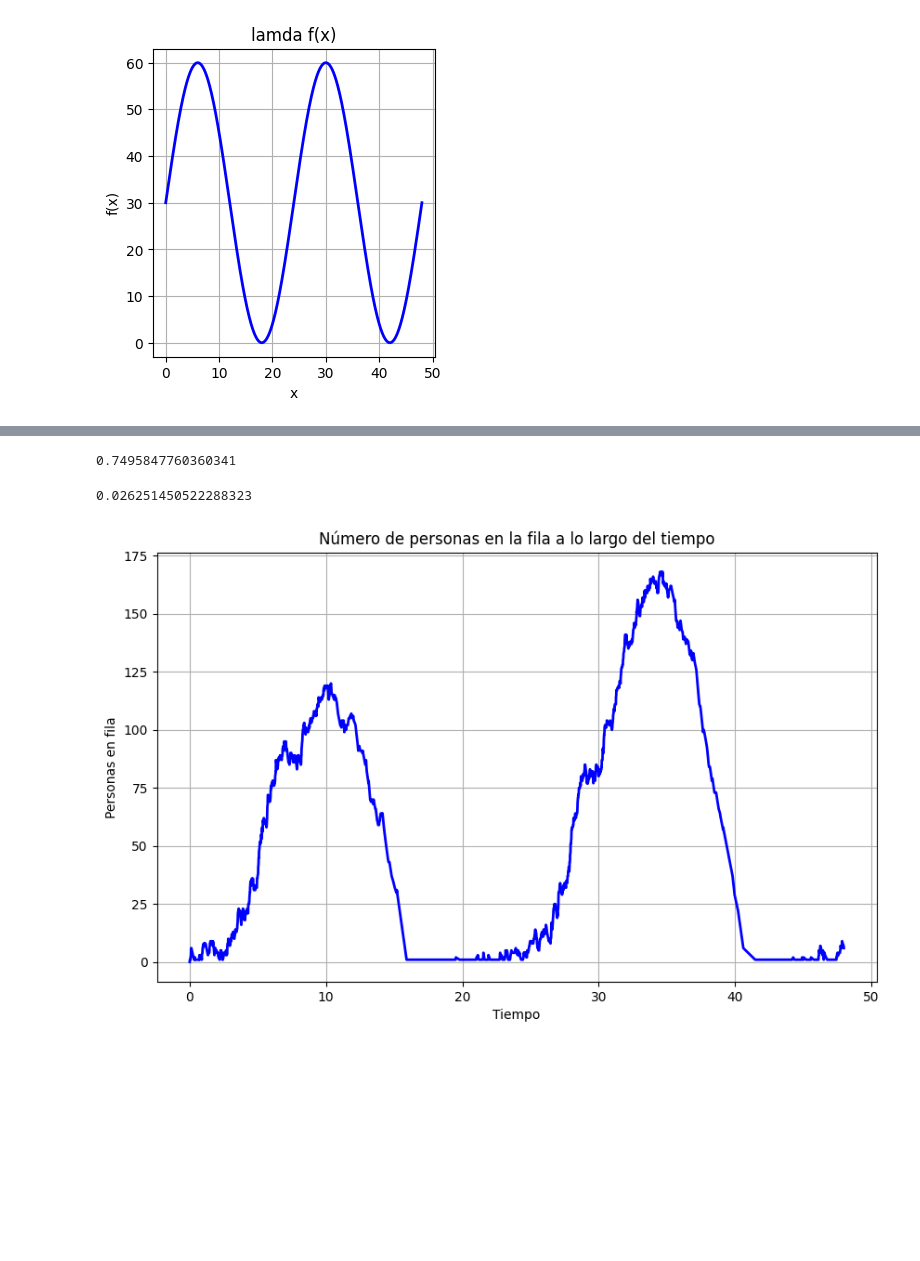
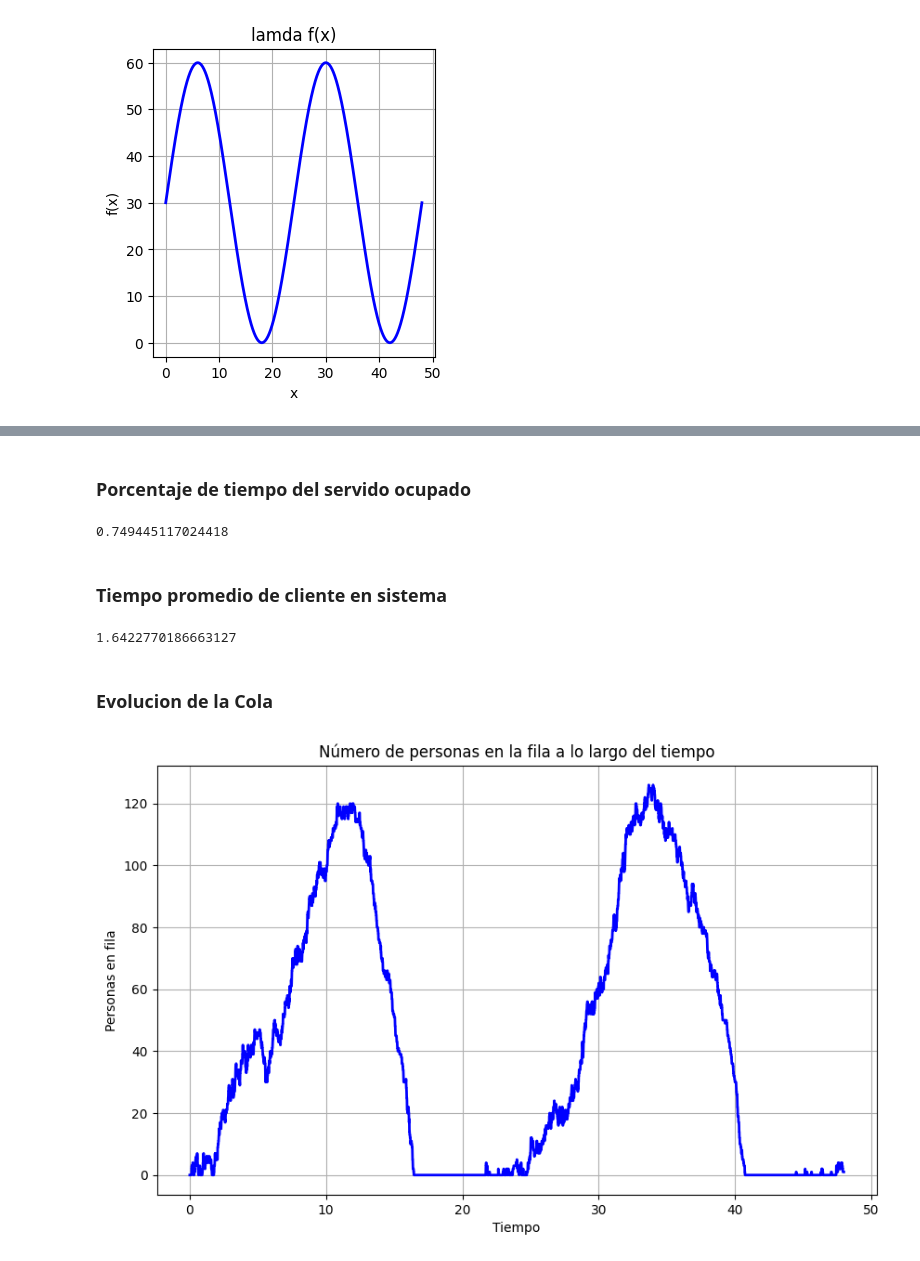
Before and after one commit to NicolasFernandezMontenegro/MyS_TF, a Jupyter notebook: main.ipynb, the cells around one changed output, grey strips where cells are left out. Saved outputs shown, nothing was run; the diff lists cells and outputs as text; code cells hidden in the pictures; blank space fills up the shorter version.

```diff
--- a/main.ipynb
+++ b/main.ipynb
@@ -57,30 +60,42 @@ plt.grid(True)
 # %%
 def queueSystem(hours=48):
+    #Resultados
     n, arribos =  Poisson_NH(hours)
     servicios = [exp(40) for _ in arribos]
     esperas = []
+    inactivos = []
     uso = [[0,0]]
     tamaño_cola = [[0,0]]
+
+    #auxiliares
     queue = []
     arriboAnt = 0
+    h = 0
 
     for i in range(n):
+        #Chequeamos en cada hora el estado de la cola
+        while (arribos[i]*100) > (h + 1):
+            h += 1
+            while len(queue) != 0 and queue[0] < h/100:
+                queue.pop(0)
+            tamaño_cola.append([h/100, len(queue)])
+
+        #Calculmos espera de cliente y tiempo inactivo del servidor
         inicio = max(arribos[i], arriboAnt)
         espera = inicio - arribos[i]
+        inactivo = inicio - arriboAnt
         esperas.append(espera)
+        inactivos.append(inactivo)
+
+        arriboAnt = inicio + servicios[i]
+
+        #calculamo intervalos de uso del servidor continuado
         if espera != 0:
             uso[-1][1] += servicios[i]
+            queue.append(inicio)
         else:
             uso.append([inicio, inicio + servicios[i]])
 
-        arriboAnt = inicio + servicios[i]
+    return arribos, servicios, esperas, inactivos, uso, tamaño_cola
 
-        queue.append(arriboAnt)
-        while queue[0] < arribos[i]:
-            queue.pop(0)
-
-        tamaño_cola.append([arribos[i], len(queue)])
-
-    return arribos, servicios, esperas, uso, tamaño_cola
-
-arribos, servicios, esperas, uso, tamaño_cola = queueSystem()
+arribos, servicios, esperas, inactivos, uso, tamaño_cola = queueSystem()
@@ -129,48 +146,48 @@ plt.show()
+# %% [markdown]
+### Porcentaje de tiempo del servido ocupado
 # %%
-#Porcentaje de tiempo del servido ocupado
-def uso_total_servicio(tasa):
-    total = 0
-    for t in tasa:
-        total += t
-    return total / 48
-
 def promedio_uso(Nsim):
     r = 0
     for _ in range(Nsim):
-        arribos, servicios, esperas, uso, cola = queueSystem()
+        _, _, _, _, uso, _ = queueSystem()
         tasa = tasa_servicio(uso)
-        procentaje = uso_total_servicio(tasa)
+        procentaje = float(np.mean(tasa))
 
         r += procentaje
     return r / Nsim
 
 promedio_uso(1000)
 # %% [output]
-0.7495847760360341
+0.749445117024418
+# %% [markdown]
+### Tiempo promedio de cliente en sistema
 # %%
-# Tiempo promedio de cliente en sistema
-_, servicios, _, _, _ = queueSystem()
-def est_mean(tiempos): ##EN horas es aprox 0.02499.., equivale a 90 seg.
-    r = 0
-    for t in tiempos:
-        r += t
-    return r / len(tiempos)
+def est_mean(Nsim):
+    D_acu = 0
+    n_acu = 0
+    for _ in range(Nsim):
+        _, servicios, esperas, _, _, _ = queueSystem()
+        n_acu =+ len(servicios)
+        D_acu =+ sum(servicios) + sum(esperas)
+    return (D_acu / Nsim) / (n_acu / Nsim)
 
-est_mean(servicios)
+est_mean(4000)
 # %% [output]
-0.026251450522288323
+1.6422770186663127
+# %% [markdown]
+### Evolucion de la Cola
+# %%
+arribos, servicios, esperas, inactivos, uso, cola = queueSystem()
 # %%
-## Cola
-_, _, _, _, cola = queueSystem()
 cola = np.array(cola)
 tiempos = cola[:, 0]
 personas_en_fila = cola[:, 1]
 plt.figure(figsize=(10, 6))
 plt.plot(tiempos, personas_en_fila, 'b-', linewidth=2)
 plt.title('Número de personas en la fila a lo largo del tiempo')
 plt.xlabel('Tiempo')
 plt.ylabel('Personas en fila')
 plt.grid(True)
 plt.show()
 # %% [output]
-[figure, old version]
+[figure, new version]
```
Also changed, not shown: parts of 19 cells of this notebook.
